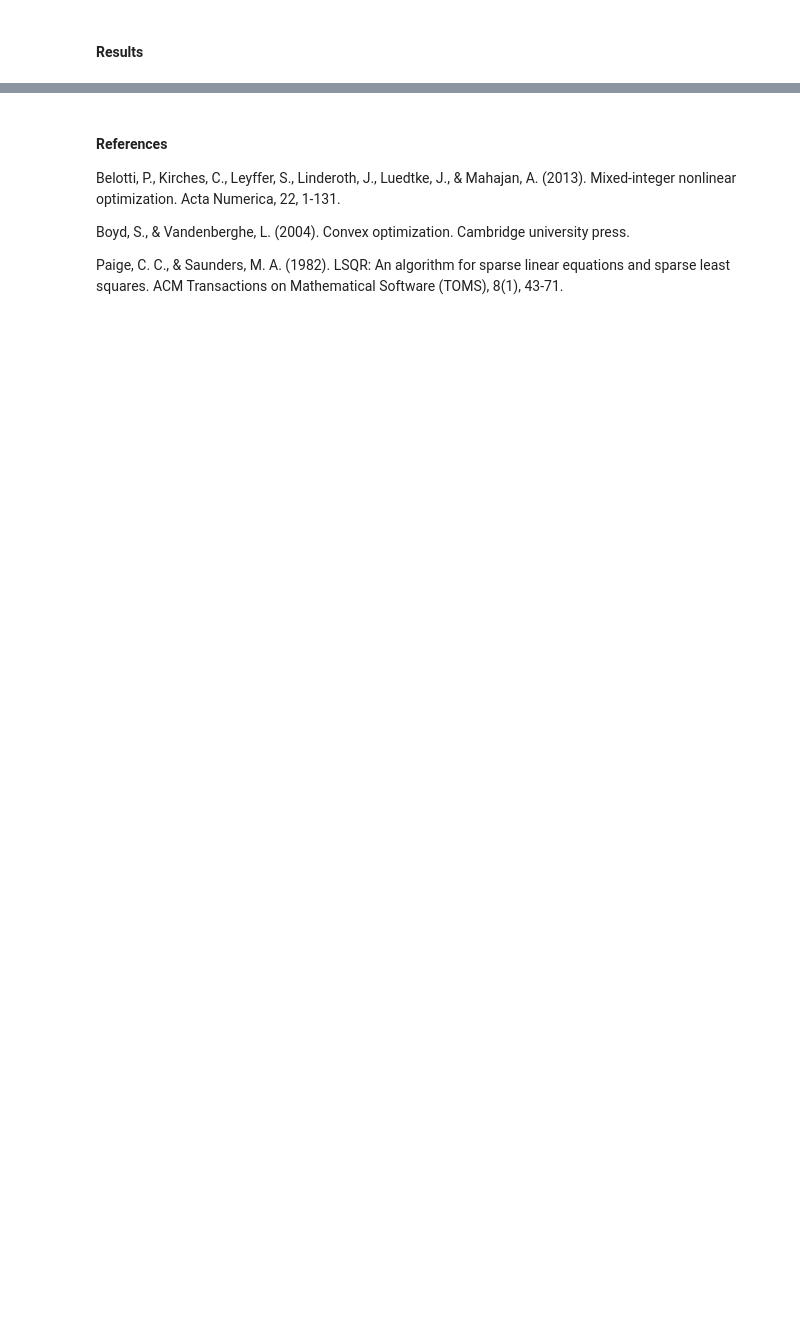
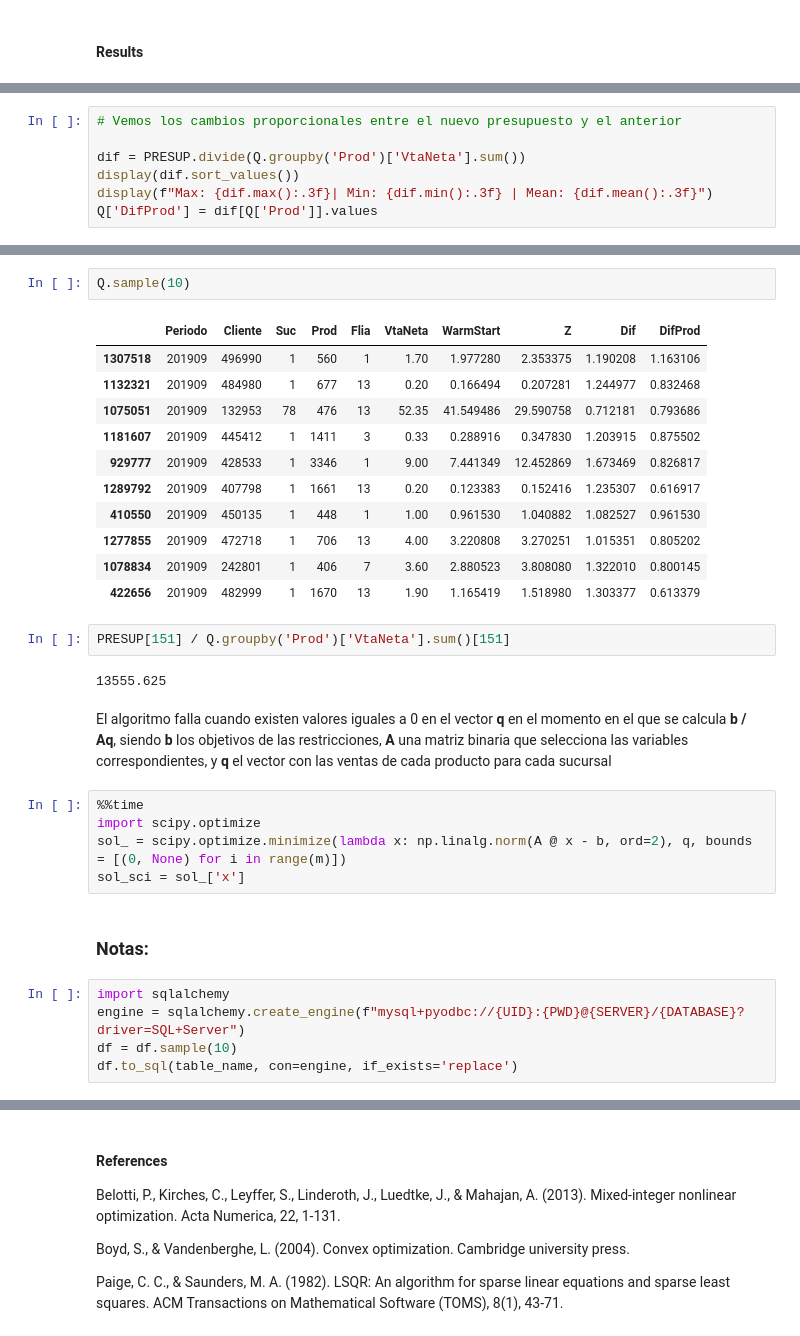
Before and after one commit to Cerebrock/CVX, a Jupyter notebook: CVX.ipynb, the cells around one changed output, grey strips where cells are left out. Cells and saved outputs as stored; diff of their text form; blank space fills up the shorter version.

```diff
--- a/CVX.ipynb
+++ b/CVX.ipynb
@@ -62,0 +705,7 @@ sparse matrix, lsqr, orth
+# %%
+# Vemos los cambios proporcionales entre el nuevo presupuesto y el anterior
+
+dif = PRESUP.divide(Q.groupby('Prod')['VtaNeta'].sum())
+display(dif.sort_values())
+display(f"Max: {dif.max():.3f}| Min: {dif.min():.3f} | Mean: {dif.mean():.3f}")
+Q['DifProd'] = dif[Q['Prod']].values
@@ -62,0 +793,32 @@ sparse matrix, lsqr, orth
+# %%
+Q.sample(10)
+# %% [output]
+|  | Periodo | Cliente | Suc | Prod | Flia | VtaNeta | WarmStart | Z | Dif | DifProd |
+| 1307518 | 201909 | 496990 | 1 | 560 | 1 | 1.70 | 1.977280 | 2.353375 | 1.190208 | 1.163106 |
+| 1132321 | 201909 | 484980 | 1 | 677 | 13 | 0.20 | 0.166494 | 0.207281 | 1.244977 | 0.832468 |
+| 1075051 | 201909 | 132953 | 78 | 476 | 13 | 52.35 | 41.549486 | 29.590758 | 0.712181 | 0.793686 |
+| 1181607 | 201909 | 445412 | 1 | 1411 | 3 | 0.33 | 0.288916 | 0.347830 | 1.203915 | 0.875502 |
+| 929777 | 201909 | 428533 | 1 | 3346 | 1 | 9.00 | 7.441349 | 12.452869 | 1.673469 | 0.826817 |
+| 1289792 | 201909 | 407798 | 1 | 1661 | 13 | 0.20 | 0.123383 | 0.152416 | 1.235307 | 0.616917 |
+| 410550 | 201909 | 450135 | 1 | 448 | 1 | 1.00 | 0.961530 | 1.040882 | 1.082527 | 0.961530 |
+| 1277855 | 201909 | 472718 | 1 | 706 | 13 | 4.00 | 3.220808 | 3.270251 | 1.015351 | 0.805202 |
+| 1078834 | 201909 | 242801 | 1 | 406 | 7 | 3.60 | 2.880523 | 3.808080 | 1.322010 | 0.800145 |
+| 422656 | 201909 | 482999 | 1 | 1670 | 13 | 1.90 | 1.165419 | 1.518980 | 1.303377 | 0.613379 |
+# %%
+PRESUP[151] / Q.groupby('Prod')['VtaNeta'].sum()[151]
+# %% [output]
+13555.625
+# %% [markdown]
+El algoritmo falla cuando existen valores iguales a 0 en el vector **q** en el momento en el que se calcula **b / Aq**, siendo **b** los objetivos de las restricciones, **A** una matriz binaria que selecciona las variables correspondientes, y **q** el vector con las ventas de cada producto para cada sucursal
+# %%
+%%time
+import scipy.optimize
+sol_ = scipy.optimize.minimize(lambda x: np.linalg.norm(A @ x - b, ord=2), q, bounds = [(0, None) for i in range(m)])
+sol_sci = sol_['x']
+# %% [markdown]
+### Notas:
+# %%
+import sqlalchemy
+engine = sqlalchemy.create_engine(f"mysql+pyodbc://{UID}:{PWD}@{SERVER}/{DATABASE}?driver=SQL+Server")
+df = df.sample(10)
+df.to_sql(table_name, con=engine, if_exists='replace')
```
Also changed, not shown: parts of 103 cells of this notebook, 9 other files.
